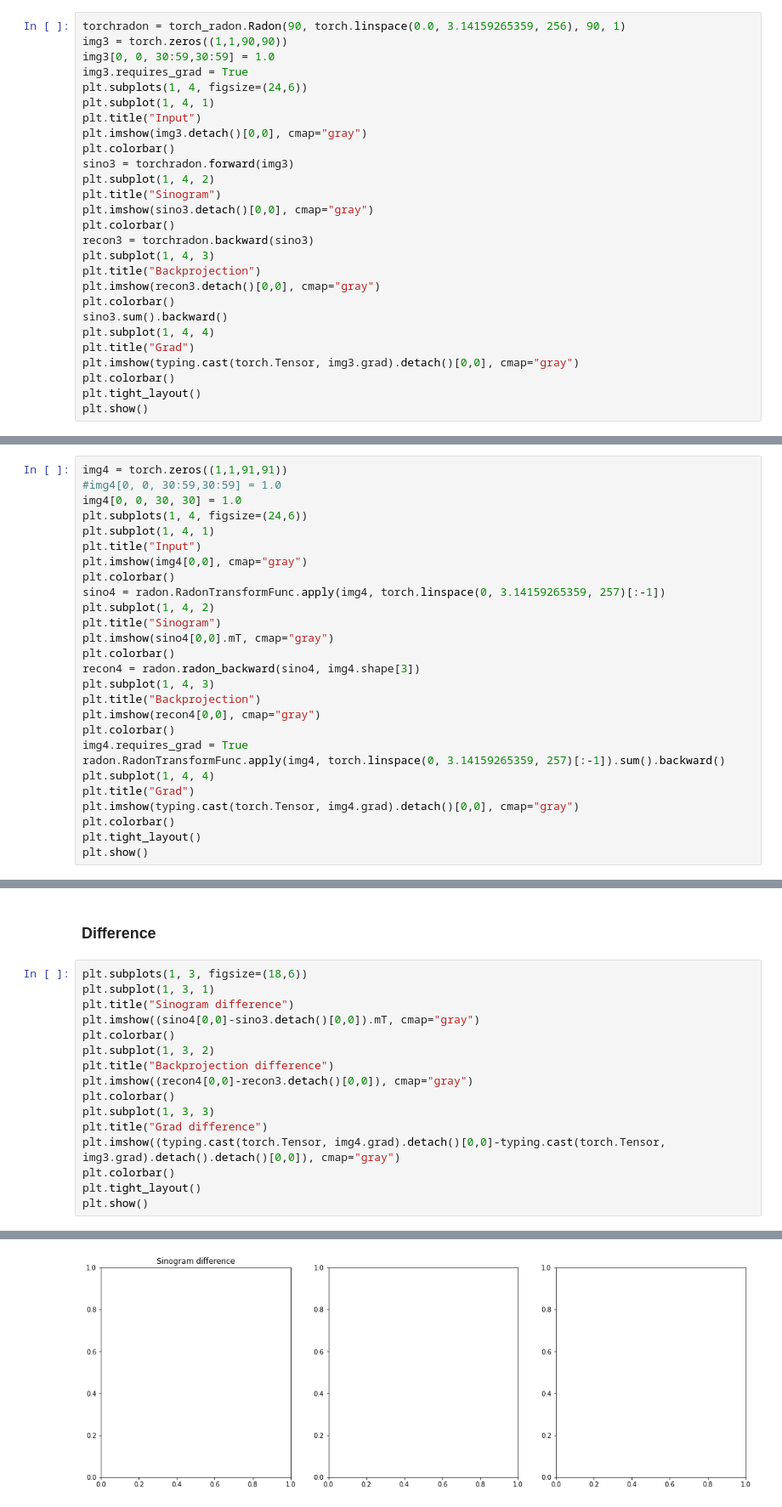
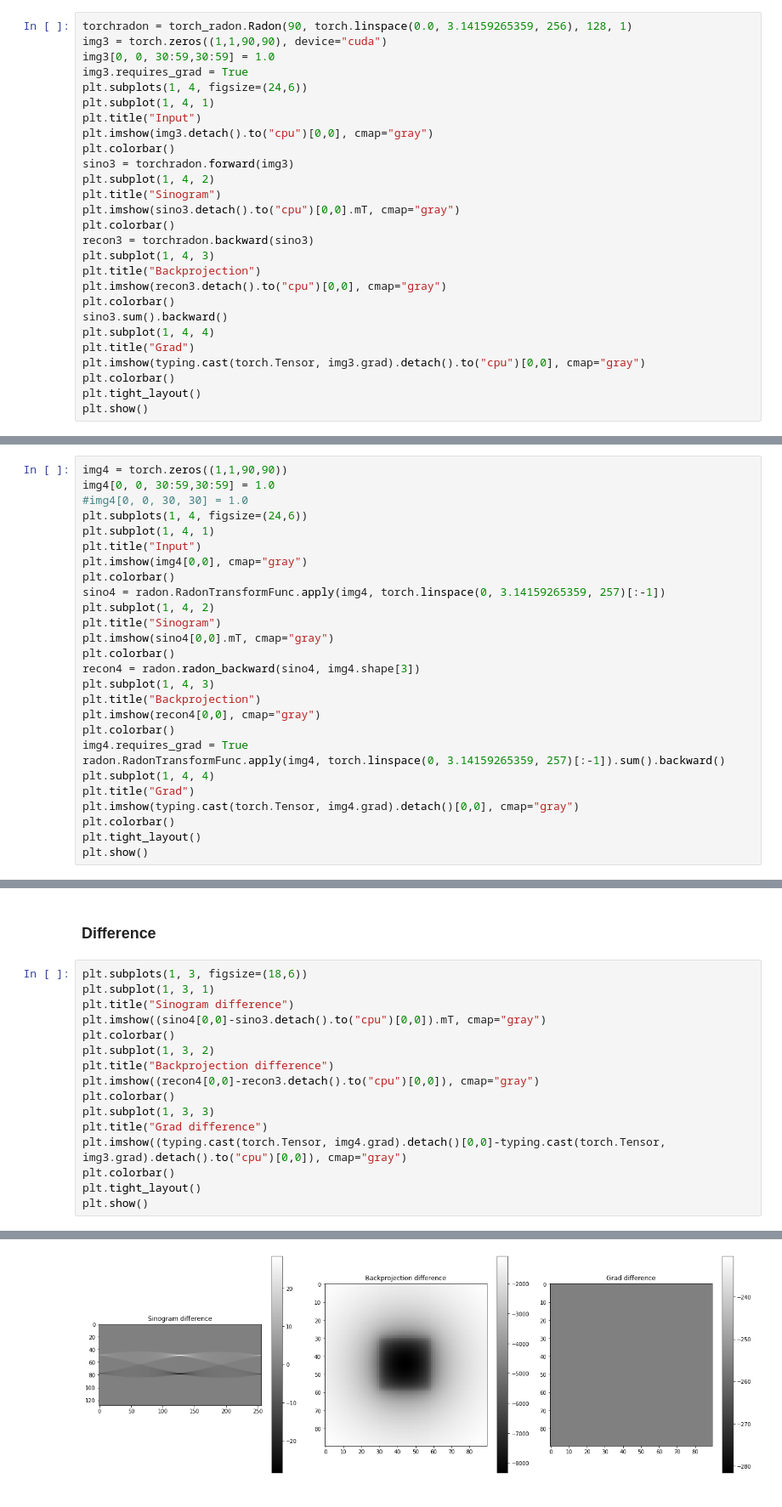
Before and after one commit to AlexanderAuras/radon, a Jupyter notebook: cpu_test.ipynb, the cells around one changed output, grey strips where cells are left out. Shown at 85% size. Cells and saved outputs as stored; diff of their text form.

```diff
--- a/cpu_test.ipynb
+++ b/cpu_test.ipynb
@@ -109,29 +218,29 @@ plt.show()
 # %% [markdown]
 ### Torch-Radon
 # %%
-torchradon = torch_radon.Radon(90, torch.linspace(0.0, 3.14159265359, 256), 90, 1)
-img3 = torch.zeros((1,1,90,90))
+torchradon = torch_radon.Radon(90, torch.linspace(0.0, 3.14159265359, 256), 128, 1)
+img3 = torch.zeros((1,1,90,90), device="cuda")
 img3[0, 0, 30:59,30:59] = 1.0
 img3.requires_grad = True
 plt.subplots(1, 4, figsize=(24,6))
 plt.subplot(1, 4, 1)
 plt.title("Input")
-plt.imshow(img3.detach()[0,0], cmap="gray")
+plt.imshow(img3.detach().to("cpu")[0,0], cmap="gray")
 plt.colorbar()
 sino3 = torchradon.forward(img3)
 plt.subplot(1, 4, 2)
 plt.title("Sinogram")
-plt.imshow(sino3.detach()[0,0], cmap="gray")
+plt.imshow(sino3.detach().to("cpu")[0,0].mT, cmap="gray")
 plt.colorbar()
 recon3 = torchradon.backward(sino3)
 plt.subplot(1, 4, 3)
 plt.title("Backprojection")
-plt.imshow(recon3.detach()[0,0], cmap="gray")
+plt.imshow(recon3.detach().to("cpu")[0,0], cmap="gray")
 plt.colorbar()
 sino3.sum().backward()
 plt.subplot(1, 4, 4)
 plt.title("Grad")
-plt.imshow(typing.cast(torch.Tensor, img3.grad).detach()[0,0], cmap="gray")
+plt.imshow(typing.cast(torch.Tensor, img3.grad).detach().to("cpu")[0,0], cmap="gray")
 plt.colorbar()
 plt.tight_layout()
 plt.show()
@@ -144,9 +249,9 @@ frame #1: c10::detail::torchCheckFail(char const*, char const*, unsigned int, ch
 # %% [markdown]
 ### Ours
 # %%
-img4 = torch.zeros((1,1,91,91))
-#img4[0, 0, 30:59,30:59] = 1.0
-img4[0, 0, 30, 30] = 1.0
+img4 = torch.zeros((1,1,90,90))
+img4[0, 0, 30:59,30:59] = 1.0
+#img4[0, 0, 30, 30] = 1.0
 plt.subplots(1, 4, figsize=(24,6))
 plt.subplot(1, 4, 1)
 plt.title("Input")
@@ -178,15 +300,15 @@ plt.show()
 plt.subplots(1, 3, figsize=(18,6))
 plt.subplot(1, 3, 1)
 plt.title("Sinogram difference")
-plt.imshow((sino4[0,0]-sino3.detach()[0,0]).mT, cmap="gray")
+plt.imshow((sino4[0,0]-sino3.detach().to("cpu")[0,0]).mT, cmap="gray")
 plt.colorbar()
 plt.subplot(1, 3, 2)
 plt.title("Backprojection difference")
-plt.imshow((recon4[0,0]-recon3.detach()[0,0]), cmap="gray")
+plt.imshow((recon4[0,0]-recon3.detach().to("cpu")[0,0]), cmap="gray")
 plt.colorbar()
 plt.subplot(1, 3, 3)
 plt.title("Grad difference")
-plt.imshow((typing.cast(torch.Tensor, img4.grad).detach()[0,0]-typing.cast(torch.Tensor, img3.grad).detach().detach()[0,0]), cmap="gray")
+plt.imshow((typing.cast(torch.Tensor, img4.grad).detach()[0,0]-typing.cast(torch.Tensor, img3.grad).detach().to("cpu")[0,0]), cmap="gray")
 plt.colorbar()
 plt.tight_layout()
 plt.show()
@@ -195 +316 @@ NameError: name 'sino3' is not defined
-[figure, old version]
+[figure, new version]
```
Also changed, not shown: parts of 8 cells of this notebook, 2 other files.
